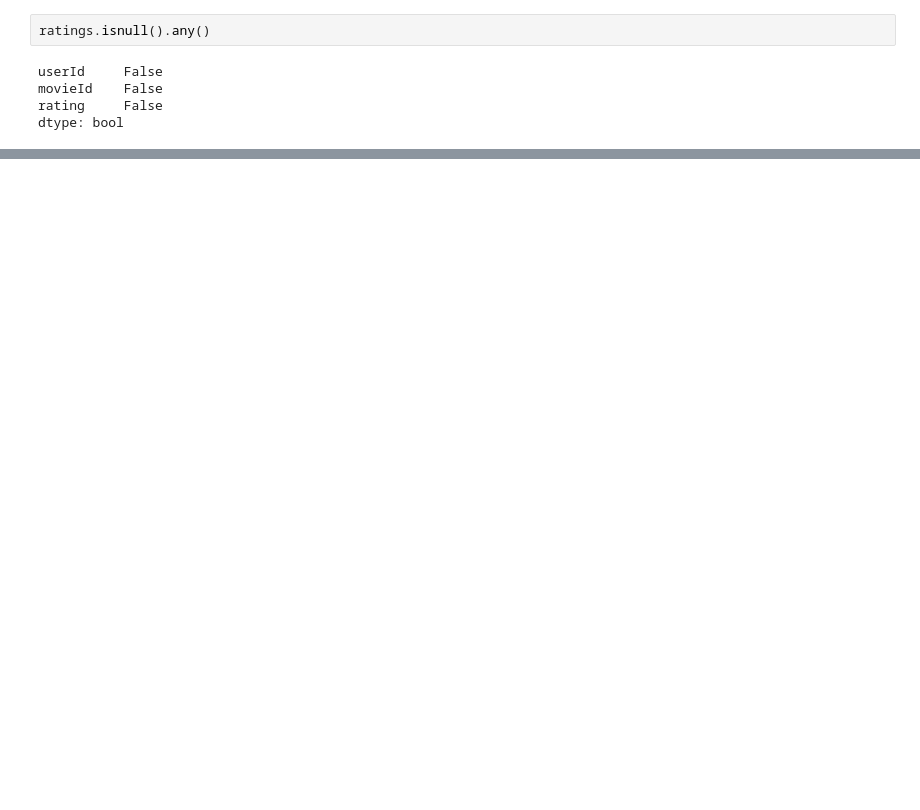
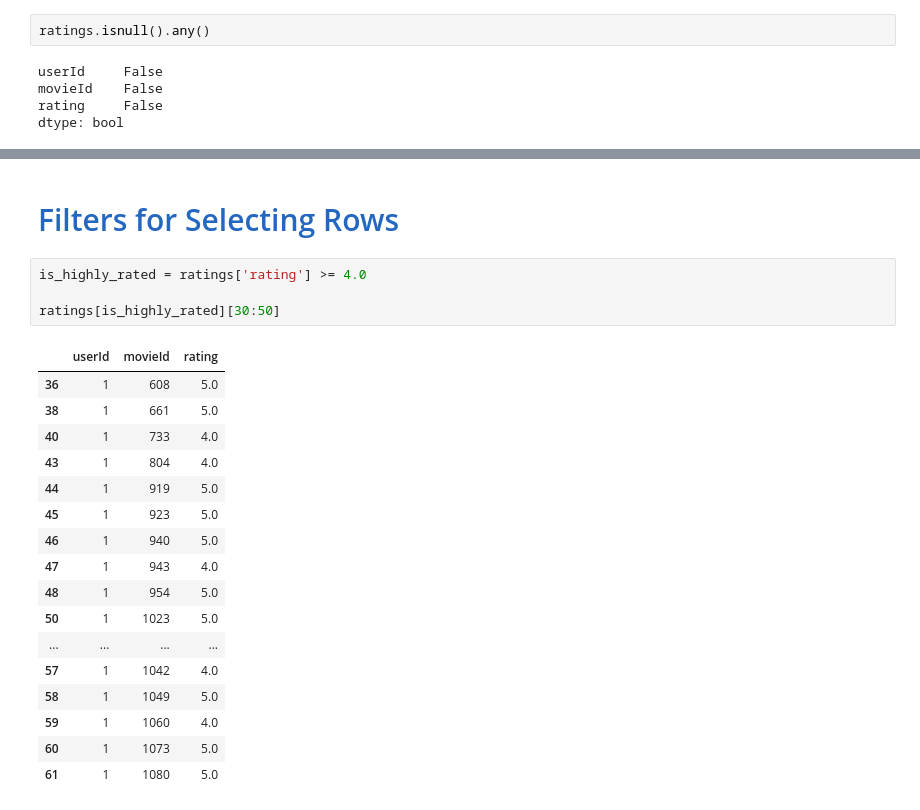
Before and after one commit to anmoledewan/PythonCodes, a Jupyter notebook: Python/Henry Harvin/Pandas Library.ipynb, the cells around one changed output, grey strips where cells are left out. Cells and saved outputs as stored; diff of their text form; blank space fills up the shorter version.

```diff
--- a/Python/Henry Harvin/Pandas Library.ipynb
+++ b/Python/Henry Harvin/Pandas Library.ipynb
@@ -524,0 +627,24 @@ dtype: bool
+# %% [markdown]
+<h1 style="font-size:2em;color:#2467C0">Filters for Selecting Rows</h1>
+# %%
+is_highly_rated = ratings['rating'] >= 4.0
+
+ratings[is_highly_rated][30:50]
+# %% [output]
+|  | userId | movieId | rating |
+| 36 | 1 | 608 | 5.0 |
+| 38 | 1 | 661 | 5.0 |
+| 40 | 1 | 733 | 4.0 |
+| 43 | 1 | 804 | 4.0 |
+| 44 | 1 | 919 | 5.0 |
+| 45 | 1 | 923 | 5.0 |
+| 46 | 1 | 940 | 5.0 |
+| 47 | 1 | 943 | 4.0 |
+| 48 | 1 | 954 | 5.0 |
+| 50 | 1 | 1023 | 5.0 |
+| ... | ... | ... | ... |
+| 57 | 1 | 1042 | 4.0 |
+| 58 | 1 | 1049 | 5.0 |
+| 59 | 1 | 1060 | 4.0 |
+| 60 | 1 | 1073 | 5.0 |
+| 61 | 1 | 1080 | 5.0 |
```
Also changed, not shown: parts of 17 cells of this notebook.
